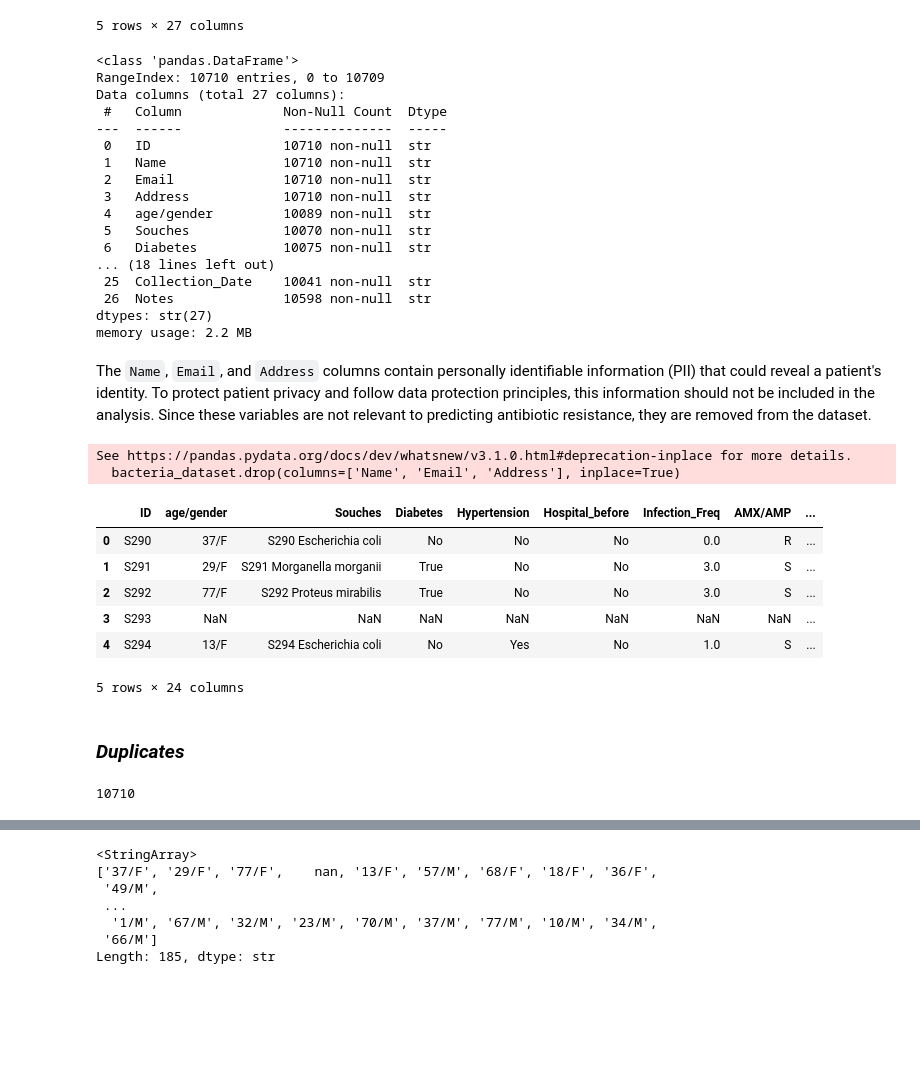
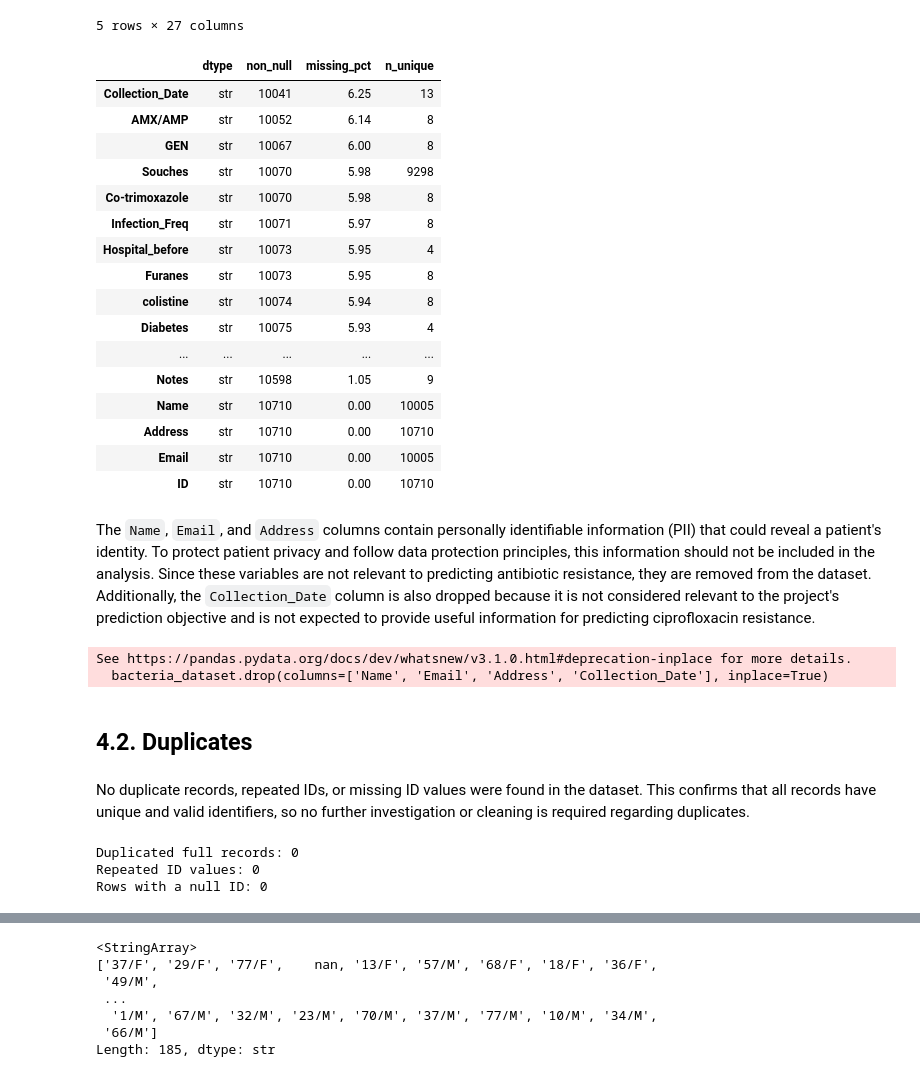
Before and after one commit to mvdelcampo/machine-learning-project, a Jupyter notebook: 00_EDA.ipynb, the cells around one changed output, grey strips where cells are left out. Cells and saved outputs as stored; diff of their text form; code cells hidden in the pictures; blank space fills up the shorter version.

```diff
--- a/00_EDA.ipynb
+++ b/00_EDA.ipynb
@@ -82,46 +82,48 @@ bacteria_dataset.head()
 | 4 | S294 | Erika Stewart | erika.stewart@example.com | 76838 Patrick Green Suite 538, To... | 13/F | S294 Escherichia coli | No | Yes | No | ... |
 5 rows × 27 columns
 # %%
-bacteria_dataset.info()
+inspection = pd.DataFrame({
+    "dtype": bacteria_dataset.dtypes.astype(str),
+    "non_null": bacteria_dataset.notna().sum(),
+    "missing_pct": (bacteria_dataset.isna().mean() * 100).round(2),
+    "n_unique": bacteria_dataset.nunique(dropna=True),
+}).sort_values("missing_pct", ascending=False)
+
+inspection
 # %% [output]
-<class 'pandas.DataFrame'>
-RangeIndex: 10710 entries, 0 to 10709
-Data columns (total 27 columns):
- #   Column             Non-Null Count  Dtype
----  ------             --------------  -----
- 0   ID                 10710 non-null  str
- 1   Name               10710 non-null  str
- 2   Email              10710 non-null  str
- 3   Address            10710 non-null  str
- 4   age/gender         10089 non-null  str
- 5   Souches            10070 non-null  str
- 6   Diabetes           10075 non-null  str
-... (18 lines left out)
- 25  Collection_Date    10041 non-null  str
- 26  Notes              10598 non-null  str
-dtypes: str(27)
-memory usage: 2.2 MB
+|  | dtype | non_null | missing_pct | n_unique |
+| Collection_Date | str | 10041 | 6.25 | 13 |
+| AMX/AMP | str | 10052 | 6.14 | 8 |
+| GEN | str | 10067 | 6.00 | 8 |
+| Souches | str | 10070 | 5.98 | 9298 |
+| Co-trimoxazole | str | 10070 | 5.98 | 8 |
+| Infection_Freq | str | 10071 | 5.97 | 8 |
+| Hospital_before | str | 10073 | 5.95 | 4 |
+| Furanes | str | 10073 | 5.95 | 8 |
+| colistine | str | 10074 | 5.94 | 8 |
+| Diabetes | str | 10075 | 5.93 | 4 |
+| ... | ... | ... | ... | ... |
+| Notes | str | 10598 | 1.05 | 9 |
+| Name | str | 10710 | 0.00 | 10005 |
+| Address | str | 10710 | 0.00 | 10710 |
+| Email | str | 10710 | 0.00 | 10005 |
+| ID | str | 10710 | 0.00 | 10710 |
 # %% [markdown]
-The `Name`, `Email`, and `Address` columns contain personally identifiable information (PII) that could reveal a patient's identity. To protect patient privacy and follow data protection principles, this information should not be included in the analysis. Since these variables are not relevant to predicting antibiotic resistance, they are removed from the dataset.
+The `Name`, `Email`, and `Address` columns contain personally identifiable information (PII) that could reveal a patient's identity. To protect patient privacy and follow data protection principles, this information should not be included in the analysis. Since these variables are not relevant to predicting antibiotic resistance, they are removed from the dataset. Additionally, the `Collection_Date` column is also dropped because it is not considered relevant to the project's prediction objective and is not expected to provide useful information for predicting ciprofloxacin resistance.
 # %%
-# Drop columns containing personal information
-bacteria_dataset.drop(columns=['Name', 'Email', 'Address'], inplace=True)
-
-# Check results
-bacteria_dataset.head()
+bacteria_dataset.drop(columns=['Name', 'Email', 'Address', 'Collection_Date'], inplace=True)
 # %% [output]
 See https://pandas.pydata.org/docs/dev/whatsnew/v3.1.0.html#deprecation-inplace for more details.
-  bacteria_dataset.drop(columns=['Name', 'Email', 'Address'], inplace=True)
+  bacteria_dataset.drop(columns=['Name', 'Email', 'Address', 'Collection_Date'], inplace=True)
-|  | ID | age/gender | Souches | Diabetes | Hypertension | Hospital_before | Infection_Freq | AMX/AMP | ... |
-| 0 | S290 | 37/F | S290 Escherichia coli | No | No | No | 0.0 | R | ... |
-| 1 | S291 | 29/F | S291 Morganella morganii | True | No | No | 3.0 | S | ... |
-| 2 | S292 | 77/F | S292 Proteus mirabilis | True | No | No | 3.0 | S | ... |
-| 3 | S293 | NaN | NaN | NaN | NaN | NaN | NaN | NaN | ... |
-| 4 | S294 | 13/F | S294 Escherichia coli | No | Yes | No | 1.0 | S | ... |
-5 rows × 24 columns
 # %% [markdown]
-### *Duplicates*
+## 4.2. Duplicates
+# %% [markdown]
+No duplicate records, repeated IDs, or missing ID values were found in the dataset. This confirms that all records have unique and valid identifiers, so no further investigation or cleaning is required regarding duplicates.
 # %%
-bacteria_dataset['ID'].nunique()
+print("Duplicated full records:", bacteria_dataset.duplicated().sum())
+print("Repeated ID values:", bacteria_dataset['ID'].duplicated().sum())
+print("Rows with a null ID:", bacteria_dataset['ID'].isna().sum())
 # %% [output]
-10710
+Duplicated full records: 0
+Repeated ID values: 0
+Rows with a null ID: 0
```
Also changed, not shown: parts of 35 cells of this notebook.
